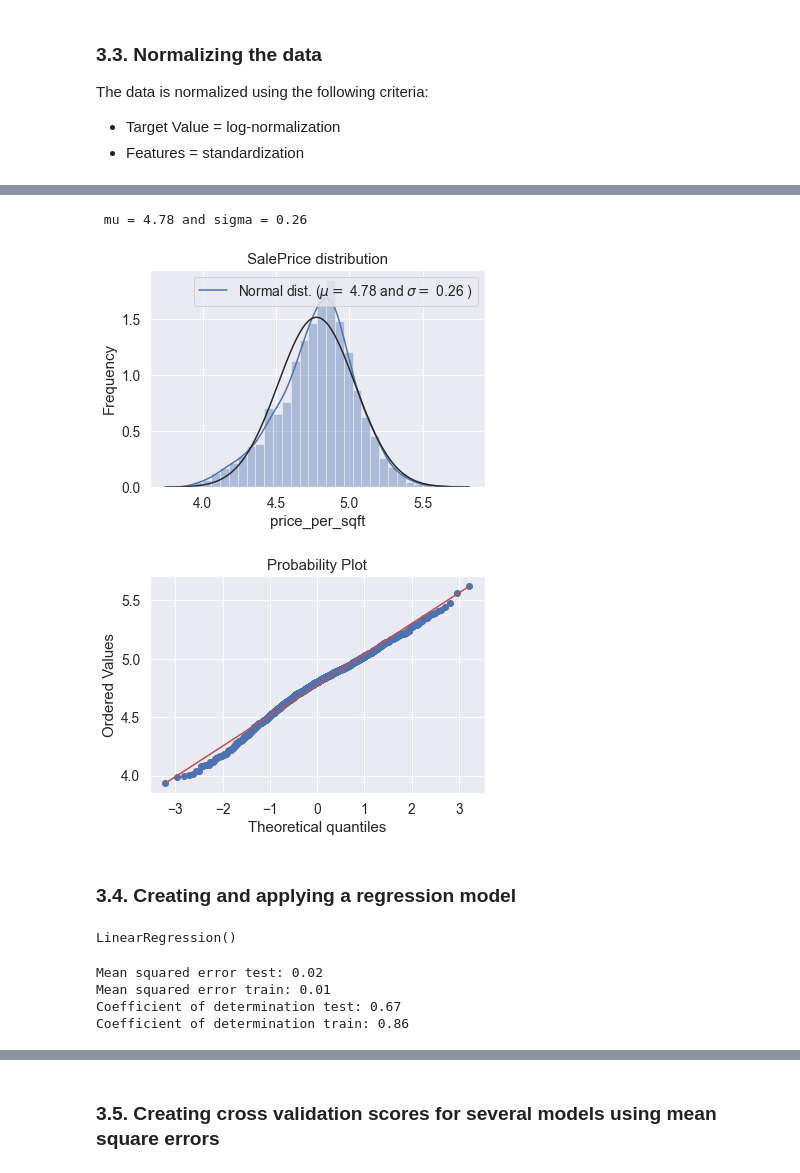
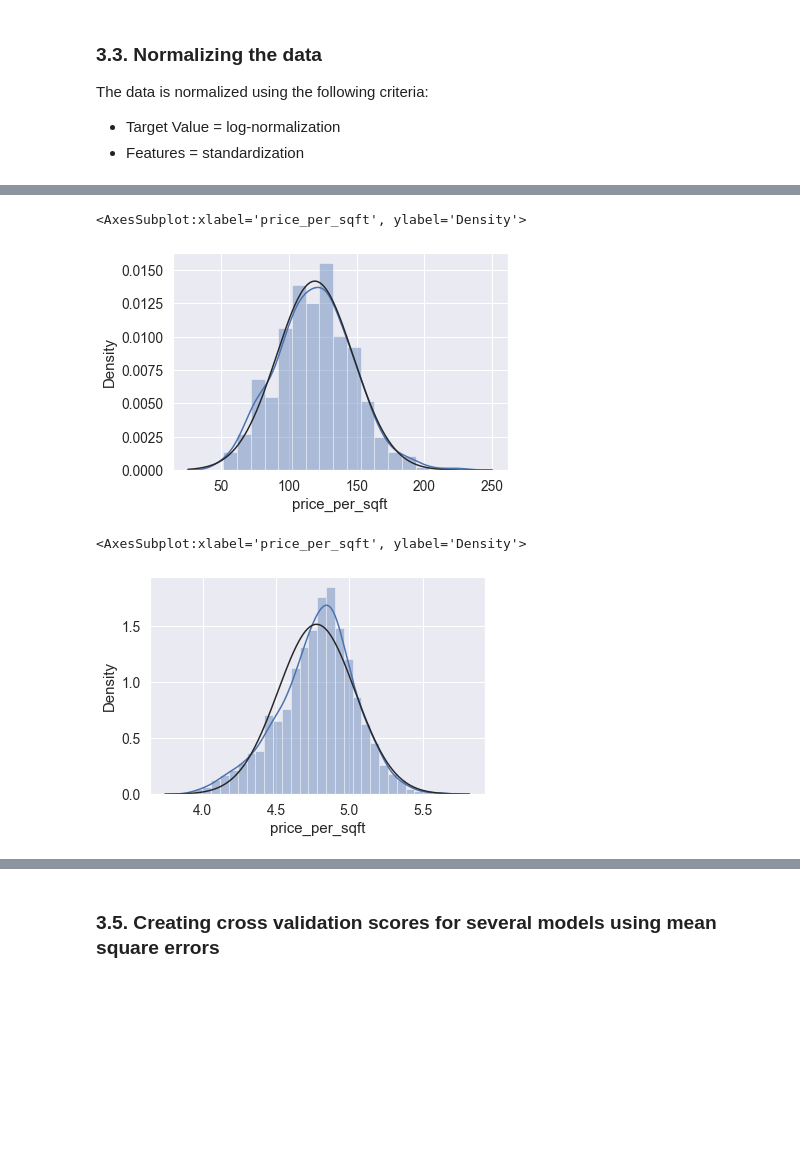
Before and after one commit to oscar-dif/ExamProject, a Jupyter notebook: house_prices.ipynb, the cells around one changed output, grey strips where cells are left out. Saved outputs shown, nothing was run; the diff lists cells and outputs as text; code cells hidden in the pictures; blank space fills up the shorter version.

```diff
--- a/house_prices.ipynb
+++ b/house_prices.ipynb
@@ -123,0 +136,3 @@ plt.show
+# %%
+df= df[(df['overallqual']!='10') & (df['price_per_sqft']>50)]
+df.shape
@@ -344,3 +345,0 @@ plt.show()
-# %%
-df_clean = df_clean[(df_clean['overallqual']!='10') & (df_clean['price_per_sqft']>50)]
-df_clean.shape
@@ -385,20 +374,3 @@ print(y_train.shape, y_test.shape)
 The data is normalized using the following criteria:
 * Target Value = log-normalization
 * Features = standardization
-# %%
-sns.distplot(y_test , fit=norm);
-
-# Get the fitted parameters used by the function
-(mu, sigma) = norm.fit(y_test)
-print( '\n mu = {:.2f} and sigma = {:.2f}\n'.format(mu, sigma))
-
-#Now plot the distribution
-plt.legend(['Normal dist. ($\mu=$ {:.2f} and $\sigma=$ {:.2f} )'.format(mu, sigma)],
-            loc='best')
-plt.ylabel('Frequency')
-plt.title('Price per square feet distribution')
-
-#Get also the QQ-plot
-fig = plt.figure()
-res = stats.probplot(y_test, plot=plt)
-plt.show()
@@ -409,50 +377,14 @@ plt.show()
+# %%
+sns.distplot(y_test , fit=norm)
+# %% [output]
+<AxesSubplot:xlabel='price_per_sqft', ylabel='Density'>
+[figure, added]
 # %%
 #We use the numpy fuction log1p which  applies log(1+x) to all elements of the column
 y_train = np.log1p(y_train)
 y_test = np.log1p(y_test)
 
-#Check the new distribution
-sns.distplot(y_train , fit=norm);
-
-# Get the fitted parameters used by the function
-(mu, sigma) = norm.fit(y_train)
-print( '\n mu = {:.2f} and sigma = {:.2f}\n'.format(mu, sigma))
-
-#Now plot the distribution
-plt.legend(['Normal dist. ($\mu=$ {:.2f} and $\sigma=$ {:.2f} )'.format(mu, sigma)],
-            loc='best')
-plt.ylabel('Frequency')
-plt.title('SalePrice distribution')
-
-#Get also the QQ-plot
-fig = plt.figure()
-res = stats.probplot(y_train, plot=plt)
-plt.show()
+sns.distplot(y_train , fit=norm)
 # %% [output]
- mu = 4.78 and sigma = 0.26
+<AxesSubplot:xlabel='price_per_sqft', ylabel='Density'>
-[figure, old version]
+[figure, new version]
-[figure, removed]
-# %% [markdown]
-### 3.4. Creating and applying a regression model
-# %%
-regr = LinearRegression() #create a regression object
-regr.fit(X_train, y_train) #train the model
-# %% [output]
-LinearRegression()
-# %%
-from sklearn.metrics import mean_squared_error, r2_score
-y_test_pred = regr.predict(X_test) #make prediction
-y_train_pred = regr.predict(X_train)
-# The coefficients
-#print("Coefficients: \n", regr.coef_)
-# The mean squared error
-print("Mean squared error test: %.2f" % mean_squared_error(y_test, y_test_pred))
-print("Mean squared error train: %.2f" % mean_squared_error(y_train, y_train_pred))
-# The coefficient of determination: 1 is perfect prediction
-print("Coefficient of determination test: %.2f" % r2_score(y_test, y_test_pred))
-print("Coefficient of determination train: %.2f" % r2_score(y_train, y_train_pred))
-# %% [output]
-Mean squared error test: 0.02
-Mean squared error train: 0.01
-Coefficient of determination test: 0.67
-Coefficient of determination train: 0.86
```
Also changed, not shown: parts of 29 cells of this notebook, 11 other files.
